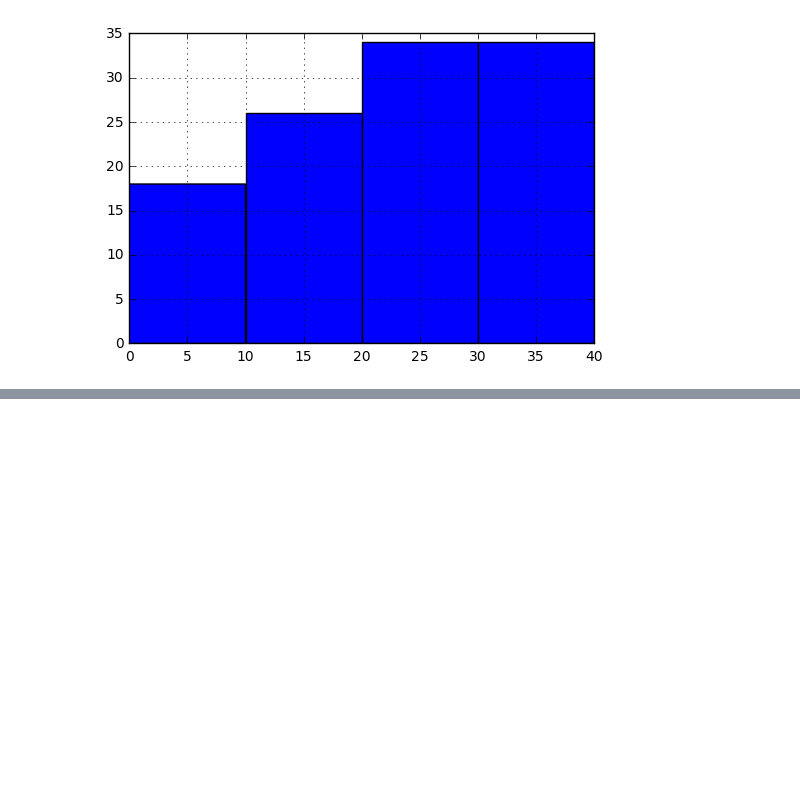
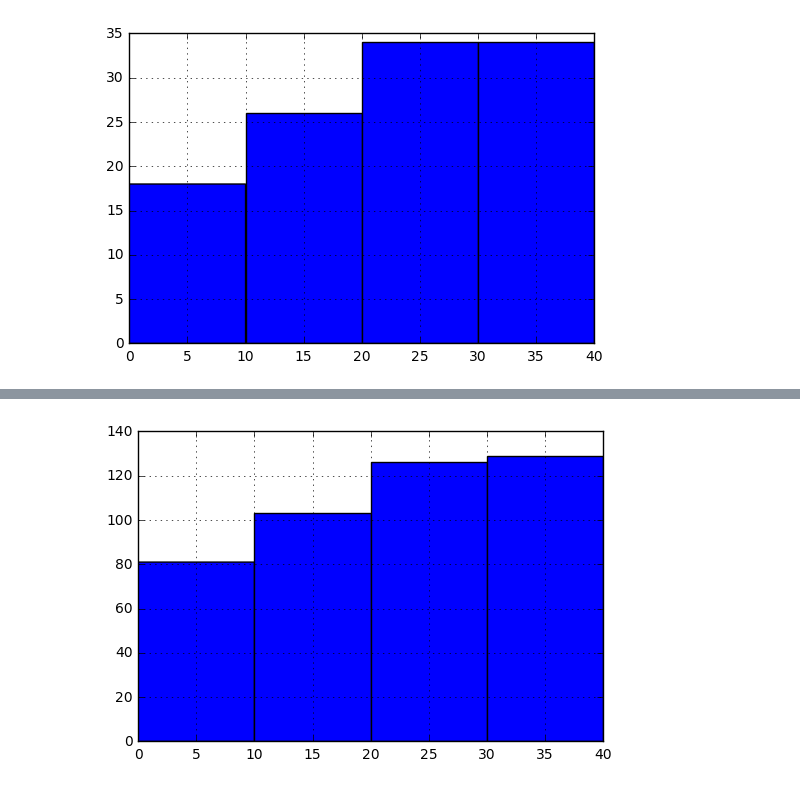
Before and after one commit to pdfarhad/datascience-tools, a Jupyter notebook: upo-cumulative_code.ipynb, the cells around one changed output, grey strips where cells are left out. Drawn from its saved outputs; the diff is of its cells as text; code cells hidden in the pictures; blank space fills up the shorter version.

```diff
--- a/upo-cumulative_code.ipynb
+++ b/upo-cumulative_code.ipynb
@@ -36,0 +42,5 @@ plt.show()
+# %%
+data5.hist( cumulative=True, bins=[0, 10, 20, 30, 40])
+plt.show()
+# %% [output]
+[figure, added]
```
Also changed, not shown: parts of 1 cell of this notebook.
